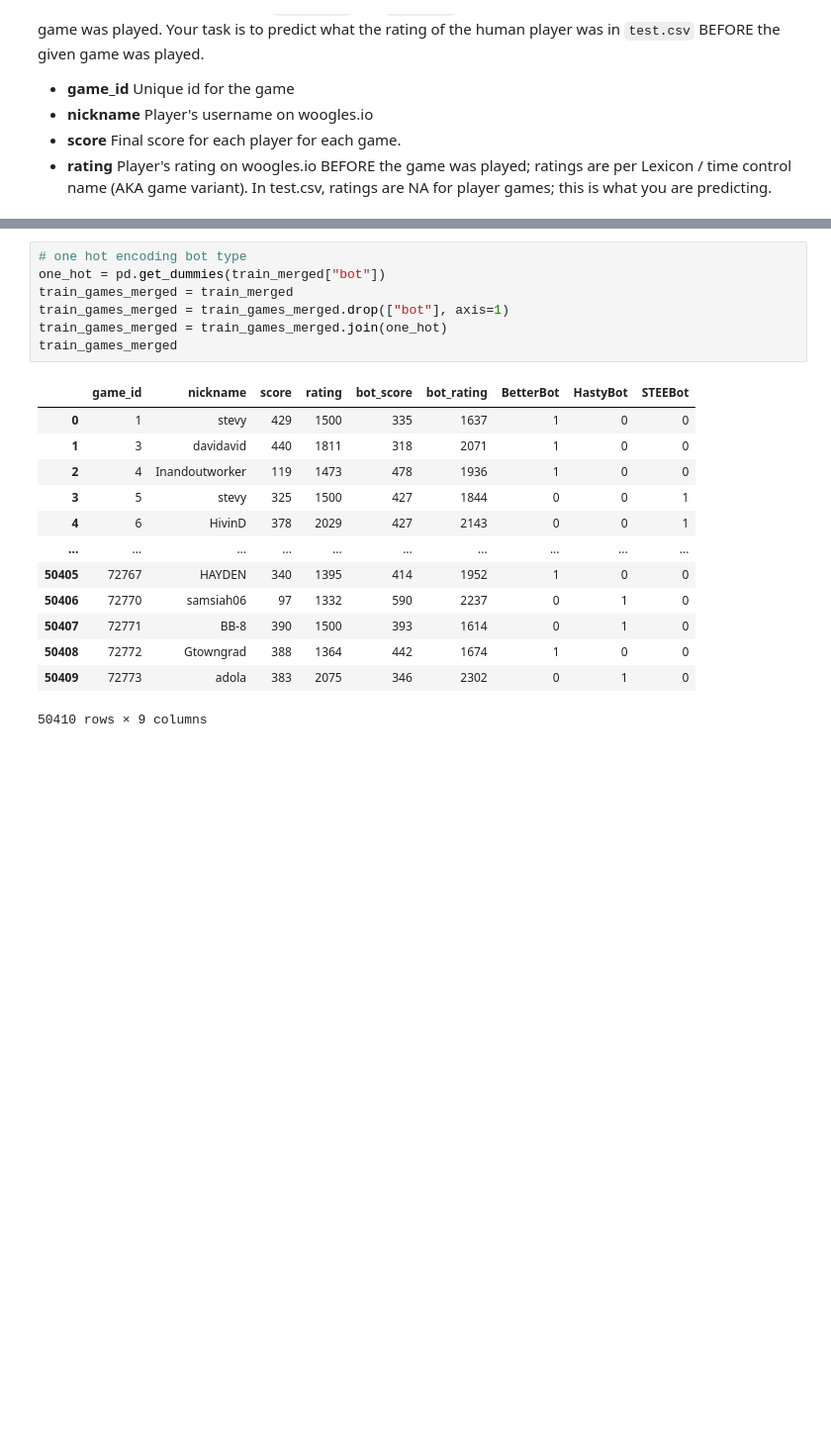
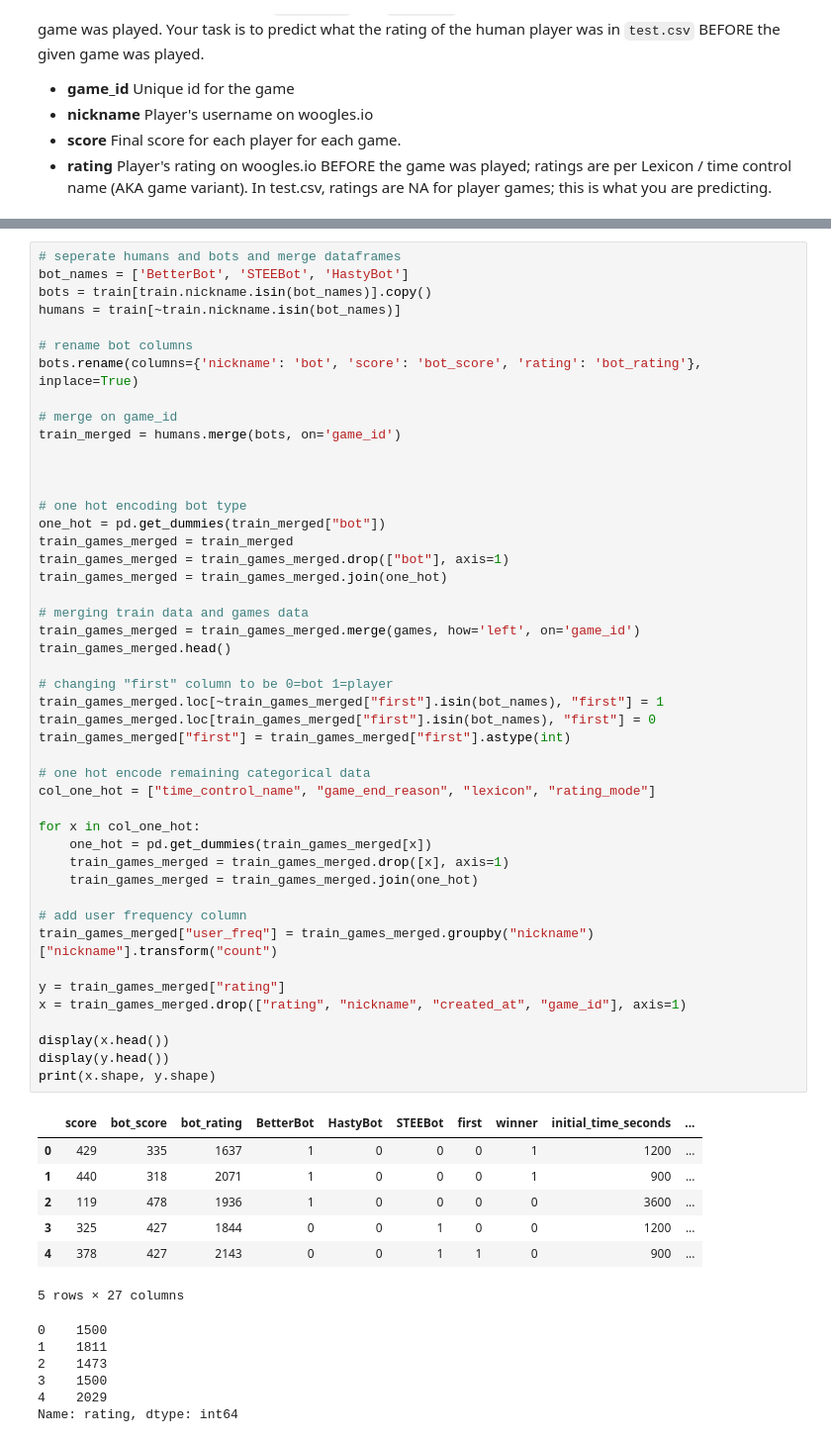
Before and after one commit to jyeung2/Scrabble-Rating, a Jupyter notebook: EDA.ipynb, the cells around one changed output, grey strips where cells are left out. Shown: that part at 99% size. Saved outputs shown, nothing was run; the diff lists cells and outputs as text; blank space fills up the shorter version.

```diff
--- a/EDA.ipynb
+++ b/EDA.ipynb
@@ -245,21 +372,60 @@ strong multicollinearity problems or that the design matrix is singular.
 # %%
+# seperate humans and bots and merge dataframes
+bot_names = ['BetterBot', 'STEEBot', 'HastyBot']
+bots = train[train.nickname.isin(bot_names)].copy()
+humans = train[~train.nickname.isin(bot_names)]
+
+# rename bot columns
+bots.rename(columns={'nickname': 'bot', 'score': 'bot_score', 'rating': 'bot_rating'}, inplace=True)
+
+# merge on game_id
+train_merged = humans.merge(bots, on='game_id')
+
+
+
 # one hot encoding bot type
 one_hot = pd.get_dummies(train_merged["bot"])
 train_games_merged = train_merged
 train_games_merged = train_games_merged.drop(["bot"], axis=1)
 train_games_merged = train_games_merged.join(one_hot)
-train_games_merged
+
+# merging train data and games data
+train_games_merged = train_games_merged.merge(games, how='left', on='game_id')
+train_games_merged.head()
+
+# changing "first" column to be 0=bot 1=player
+train_games_merged.loc[~train_games_merged["first"].isin(bot_names), "first"] = 1
+train_games_merged.loc[train_games_merged["first"].isin(bot_names), "first"] = 0
+train_games_merged["first"] = train_games_merged["first"].astype(int)
+
+# one hot encode remaining categorical data
+col_one_hot = ["time_control_name", "game_end_reason", "lexicon", "rating_mode"]
+
+for x in col_one_hot:
+    one_hot = pd.get_dummies(train_games_merged[x])
+    train_games_merged = train_games_merged.drop([x], axis=1)
+    train_games_merged = train_games_merged.join(one_hot)
+
+# add user frequency column
+train_games_merged["user_freq"] = train_games_merged.groupby("nickname")["nickname"].transform("count")
+
+y = train_games_merged["rating"]
+x = train_games_merged.drop(["rating", "nickname", "created_at", "game_id"], axis=1)
+
+display(x.head())
+display(y.head())
+print(x.shape, y.shape)
 # %% [output]
-|  | game_id | nickname | score | rating | bot_score | bot_rating | BetterBot | HastyBot | STEEBot |
-| 0 | 1 | stevy | 429 | 1500 | 335 | 1637 | 1 | 0 | 0 |
-| 1 | 3 | davidavid | 440 | 1811 | 318 | 2071 | 1 | 0 | 0 |
-| 2 | 4 | Inandoutworker | 119 | 1473 | 478 | 1936 | 1 | 0 | 0 |
-| 3 | 5 | stevy | 325 | 1500 | 427 | 1844 | 0 | 0 | 1 |
-| 4 | 6 | HivinD | 378 | 2029 | 427 | 2143 | 0 | 0 | 1 |
-| ... | ... | ... | ... | ... | ... | ... | ... | ... | ... |
-| 50405 | 72767 | HAYDEN | 340 | 1395 | 414 | 1952 | 1 | 0 | 0 |
-| 50406 | 72770 | samsiah06 | 97 | 1332 | 590 | 2237 | 0 | 1 | 0 |
-| 50407 | 72771 | BB-8 | 390 | 1500 | 393 | 1614 | 0 | 1 | 0 |
-| 50408 | 72772 | Gtowngrad | 388 | 1364 | 442 | 1674 | 1 | 0 | 0 |
-| 50409 | 72773 | adola | 383 | 2075 | 346 | 2302 | 0 | 1 | 0 |
+|  | score | bot_score | bot_rating | BetterBot | HastyBot | STEEBot | first | winner | initial_time_seconds | ... |
+| 0 | 429 | 335 | 1637 | 1 | 0 | 0 | 0 | 1 | 1200 | ... |
+| 1 | 440 | 318 | 2071 | 1 | 0 | 0 | 0 | 1 | 900 | ... |
+| 2 | 119 | 478 | 1936 | 1 | 0 | 0 | 0 | 0 | 3600 | ... |
+| 3 | 325 | 427 | 1844 | 0 | 0 | 1 | 0 | 0 | 1200 | ... |
+| 4 | 378 | 427 | 2143 | 0 | 0 | 1 | 1 | 0 | 900 | ... |
-50410 rows × 9 columns
+5 rows × 27 columns
+0    1500
+1    1811
+2    1473
+3    1500
+4    2029
+Name: rating, dtype: int64
```
Also changed, not shown: parts of 68 cells of this notebook.
